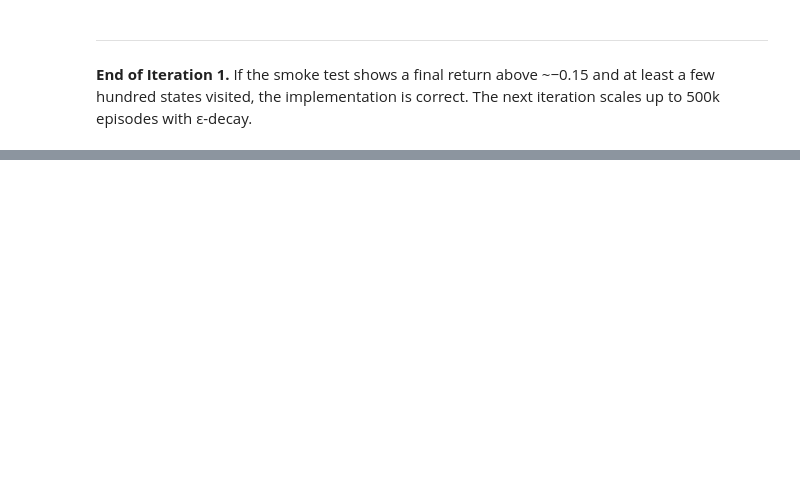
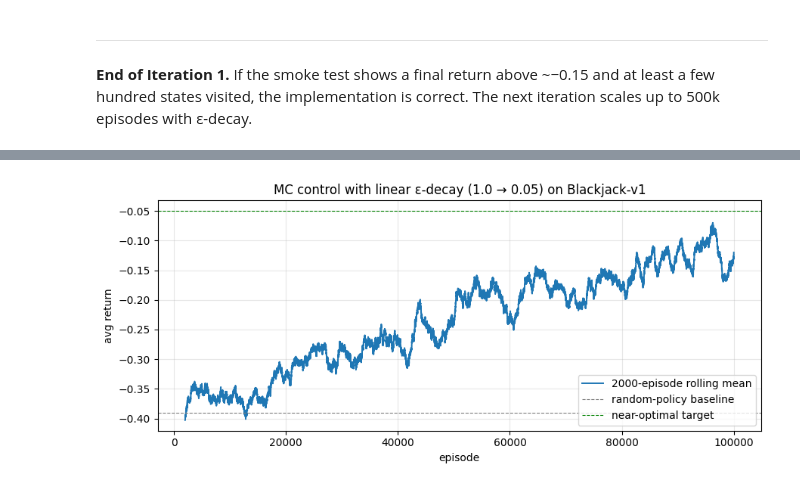
Before and after one commit to gangadharsaivignesh/MSDS684-RL-Labs, a Jupyter notebook: Week3/Lab3.ipynb, the cells around one changed output, grey strips where cells are left out. Cells and saved outputs as stored; diff of their text form; code cells hidden in the pictures; blank space fills up the shorter version.

```diff
--- a/Week3/Lab3.ipynb
+++ b/Week3/Lab3.ipynb
@@ -199,0 +267,16 @@ state=(18, 1, 1)  Q(stick)=-0.143  Q(hit)=+0.000  greedy → HIT
+# %%
+env = gym.make('Blackjack-v1')
+
+schedule = make_linear_schedule(eps_start=1.0, eps_end=0.05)
+N_EPISODES = 100_000
+
+t0 = time.time()
+Q_decay, N_decay, returns_decay = mc_control(
+    env, n_episodes=N_EPISODES, epsilon=schedule, seed=42, log_every=20_000,
+)
+elapsed = time.time() - t0
+
+print(f'\nTrained {N_EPISODES:,} episodes in {elapsed:.1f}s')
+print(f'Final 10k-ep avg return: {returns_decay[-10_000:].mean():+.4f}')
+print(f'Win rate (last 10k):     {(returns_decay[-10_000:] > 0).mean() * 100:.1f}%')
+print(f'States visited:          {len(Q_decay)}')
@@ -199,0 +328,23 @@ state=(18, 1, 1)  Q(stick)=-0.143  Q(hit)=+0.000  greedy → HIT
+# %%
+def rolling_mean(x, w):
+    c = np.cumsum(np.insert(x, 0, 0.0))
+    return (c[w:] - c[:-w]) / w
+
+W = 2_000
+smoothed = rolling_mean(returns_decay, W)
+
+fig, ax = plt.subplots(figsize=(9, 4))
+ax.plot(np.arange(W, len(returns_decay) + 1), smoothed, lw=1.4, color='C0',
+        label=f'{W}-episode rolling mean')
+ax.axhline(-0.39, color='gray', ls='--', lw=0.8, label='random-policy baseline')
+ax.axhline(-0.05, color='green', ls='--', lw=0.8, label='near-optimal target')
+ax.set_xlabel('episode')
+ax.set_ylabel('avg return')
+ax.set_title('MC control with linear ε-decay (1.0 → 0.05) on Blackjack-v1')
+ax.legend(loc='lower right')
+ax.grid(alpha=0.3)
+plt.tight_layout()
+plt.savefig('learning_curve_iter2.png', dpi=120)
+plt.show()
+# %% [output]
+[figure, added]
```
Also changed, not shown: parts of 10 cells of this notebook, 1 other file.
